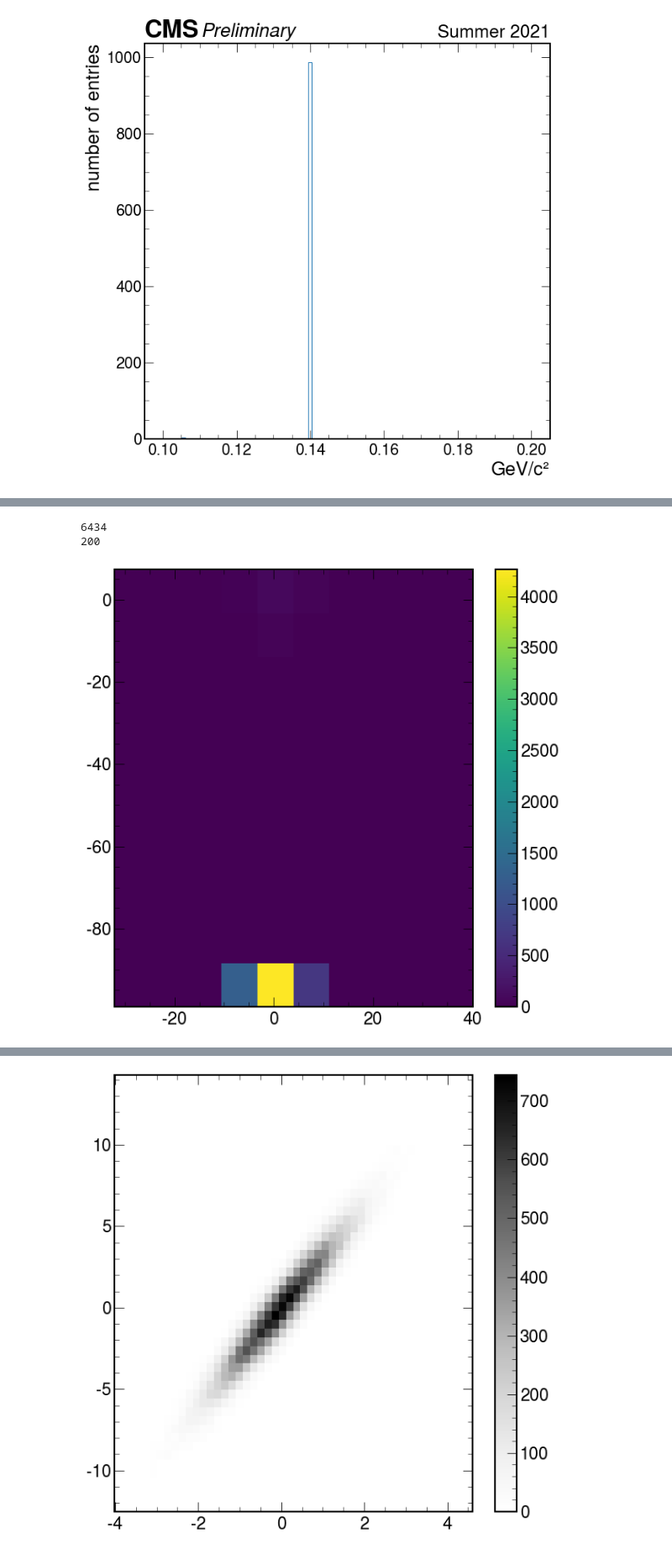
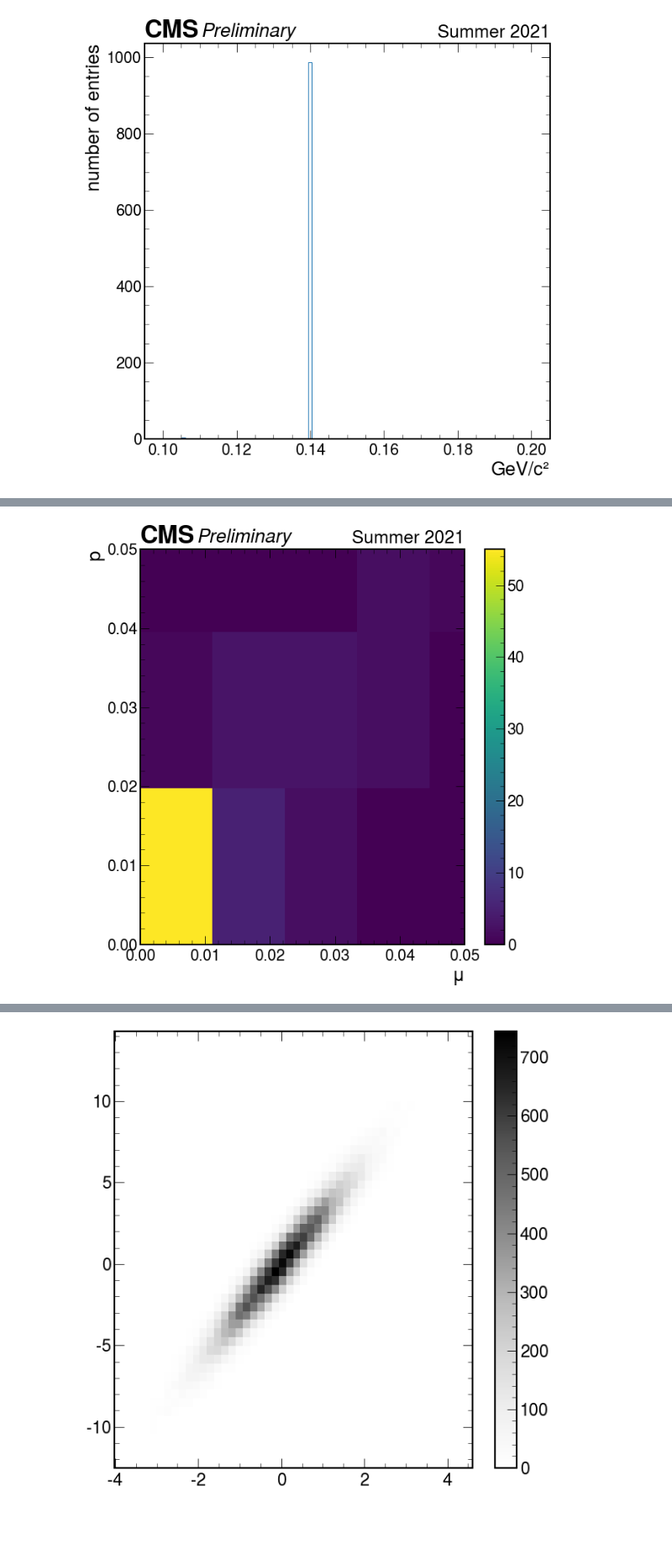
Before and after one commit to jloemker/SWAN, a Jupyter notebook: Exploration-notebook.ipynb, the cells around one changed output, grey strips where cells are left out. Shown at 84% size. Cells and saved outputs as stored; diff of their text form; code cells hidden in the pictures; blank space fills up the shorter version.

Commit message:
2d plots with strange axis and units

```diff
--- a/Exploration-notebook.ipynb
+++ b/Exploration-notebook.ipynb
@@ -347,43 +375,28 @@ ax.set(xlabel='GeV/c²', ylabel='number of entries')
 # %%
 import scipy
 import pandas as pd
 import seaborn as sns
 from scipy import signal
 from scipy import misc
 mu_vz = tree['pfcand_vz'].array(library = "pd")
 protonsvz = tree.arrays(['genproton_vz', 'genproton_ispu'], library = "pd")
-bins = np.linspace(-20,20,200)
+bins = np.linspace(-20,20,100)
+#to combine signa and pileup
+prot = protonsvz[protonsvz.genproton_ispu==0]['genproton_vz'].values
+h_s = np.histogram(prot, bins, density = True)
+h_mu = np.histogram(mu_vz, bins, density = True)
 
-#to combine signa and pileup
-h_s = protonsvz[protonsvz.genproton_ispu==0]['genproton_vz'].values
-#h_mu = np.histogram(mu_vz, bins, density = True)
-bins=np.linspace(-10,10,100)
+#print(h_mu)
+#print(h_s)
 
-#mu = mu_t[0].to_numpy()
-arr =np.zeros(3000)
-#print(mu_vz[0])
-mu = mu_vz[0].to_numpy()
-#print(len(mu))
-
-more_than_zero = list(filter(lambda x: x > -40, mu))
-arr = more_than_zero
-
-print(len(arr))
-
-big_array = np.zeros((6434))
-for i in range(0, len(h_s)):
-    big_array[i] = h_s[i]
-
-for i in range(len(h_s),len(big_array)):
-    big_array[i] = -99
-
-print(len(h_s))
-
-plt.hist2d(arr, big_array,cmap='viridis')
-
+plt.hist2d(h_mu[0], h_s[0],cmap='viridis')
 plt.colorbar()
+hep.cms.label(llabel="Preliminary", rlabel="Summer 2021")
+plt.xlabel('\u03BC')
+plt.ylabel('p')
+plt.ylim(0,0.05)
+plt.xlim(0,0.05)
+plt.savefig("2Dplots/vertex_p_mu_scan.png")
 plt.show()
 # %% [output]
-6434
-200
-[figure, old version]
+[figure, new version]
```
Also changed, not shown: parts of 2 cells of this notebook.
